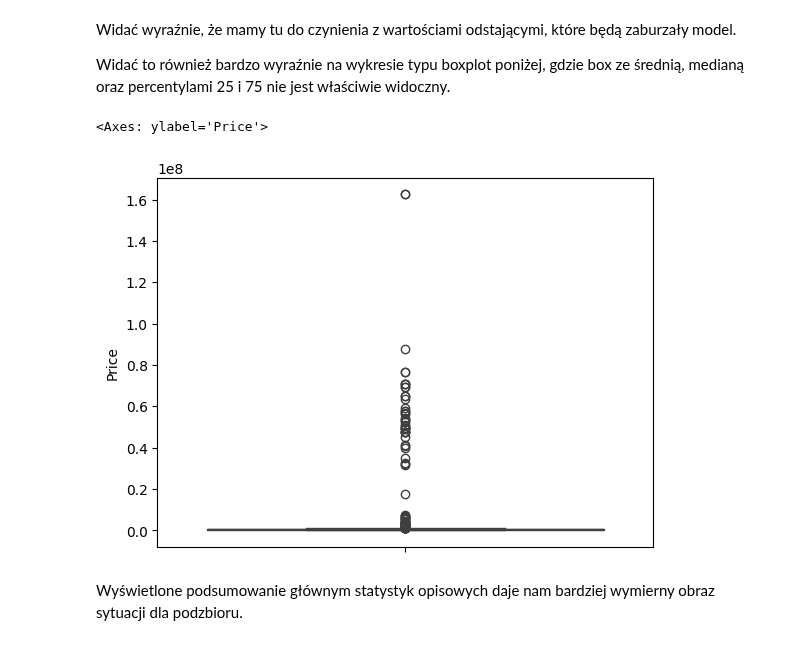
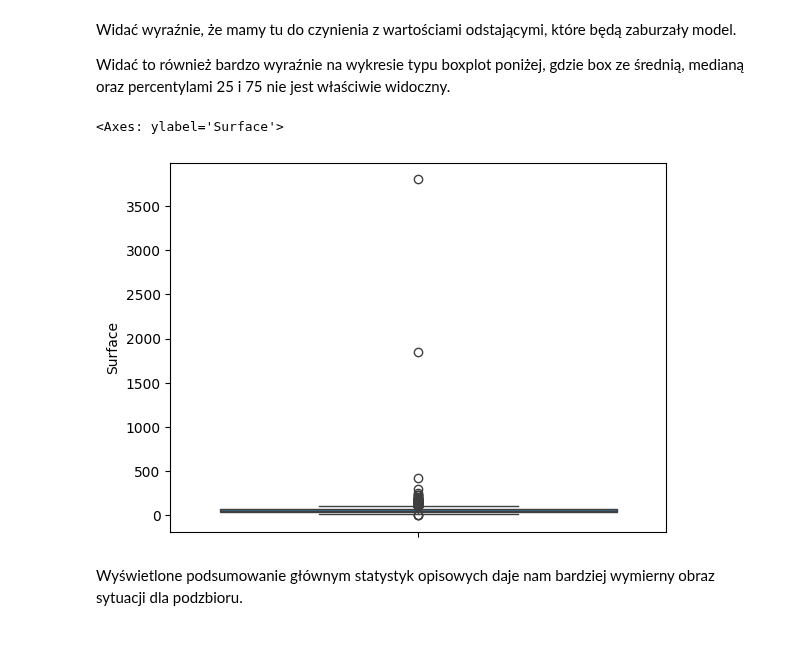
Before and after one commit to hdauharukava/swps-metody-analizy-danych, a Jupyter notebook: lab_12/lab_12.ipynb, the cells around one changed output. Drawn from its saved outputs; the diff is of its cells as text; code cells hidden in the pictures.

```diff
--- a/lab_12/lab_12.ipynb
+++ b/lab_12/lab_12.ipynb
@@ -160,10 +160,10 @@ Widać wyraźnie, że mamy tu do czynienia z wartościami odstającymi, które b
 
 Widać to również bardzo wyraźnie na wykresie typu boxplot poniżej, gdzie box ze średnią, medianą oraz percentylami 25 i 75 nie jest właściwie widoczny.
 # %%
-sns.boxplot(otodf_1['Price'])
+sns.boxplot(otodf_1['Surface'])
 # %% [output]
-<Axes: ylabel='Price'>
+<Axes: ylabel='Surface'>
-[figure, old version]
+[figure, new version]
 # %% [markdown]
 Wyświetlone podsumowanie głównym statystyk opisowych daje nam bardziej wymierny obraz sytuacji dla podzbioru.
 # %%
```
Also changed, not shown: parts of 19 cells of this notebook.
